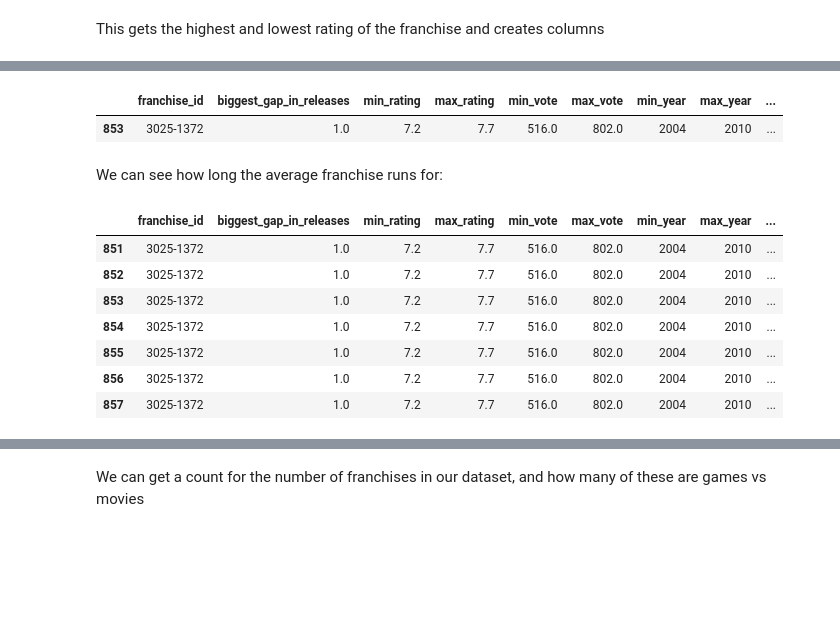
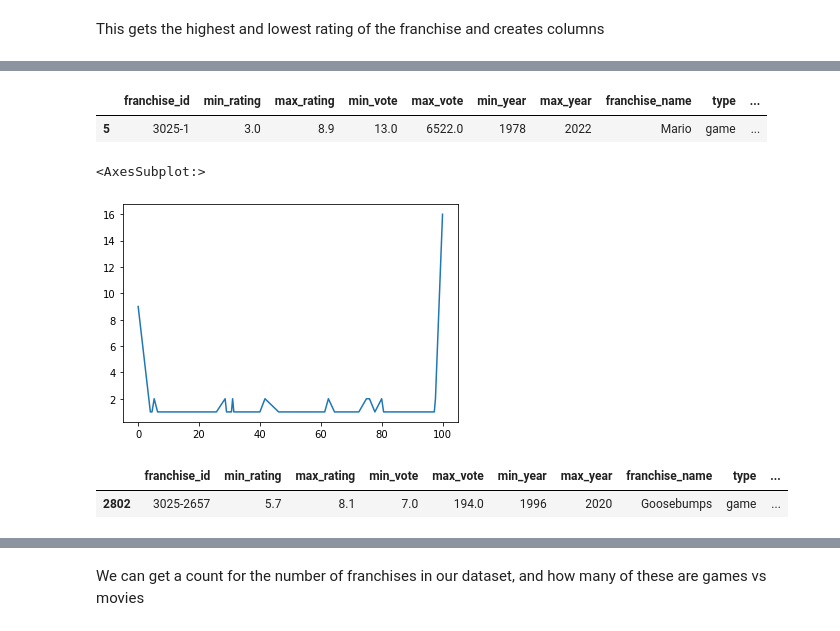
Before and after one commit to adambrennan150/Franchises, a Jupyter notebook: RQ1.ipynb, the cells around one changed output, grey strips where cells are left out. Saved outputs shown, nothing was run; the diff lists cells and outputs as text; code cells hidden in the pictures; blank space fills up the shorter version.

```diff
--- a/RQ1.ipynb
+++ b/RQ1.ipynb
@@ -41,4 +32,0 @@ Find the biggest gap in releases for each franchise
-# %%
-df = df.groupby('franchise_id').agg(biggest_gap_in_releases=('year_diff', 'max')) \
-       .reset_index() \
-       .merge(df, on='franchise_id', how='left')
@@ -45,18 +42,15 @@ df = df.groupby('franchise_id').agg(biggest_gap_in_releases=('year_diff', 'max')
+# %%
+df[df["max_vote"] == df["votes_average"]][df["franchise_name"]  == "Mario"]
+# %% [output]
+|  | franchise_id | min_rating | max_rating | min_vote | max_vote | min_year | max_year | franchise_name | type | ... |
+| 5 | 3025-1 | 3.0 | 8.9 | 13.0 | 6522.0 | 1978 | 2022 | Mario | game | ... |
+# %%
+df[df["min_vote"] == df["votes_average"]][df["franchise_count"] >20].position_in_franchise.value_counts().sort_index().plot()
+# %% [output]
+<AxesSubplot:>
+[figure, added]
 # %%
 df.sample()
 # %% [output]
-|  | franchise_id | biggest_gap_in_releases | min_rating | max_rating | min_vote | max_vote | min_year | max_year | ... |
-| 853 | 3025-1372 | 1.0 | 7.2 | 7.7 | 516.0 | 802.0 | 2004 | 2010 | ... |
+|  | franchise_id | min_rating | max_rating | min_vote | max_vote | min_year | max_year | franchise_name | type | ... |
+| 2802 | 3025-2657 | 5.7 | 8.1 | 7.0 | 194.0 | 1996 | 2020 | Goosebumps | game | ... |
-# %% [markdown]
-We can see how long the average franchise runs for:
-# %%
-df[df['franchise_id']=='3025-1372']
-# %% [output]
-|  | franchise_id | biggest_gap_in_releases | min_rating | max_rating | min_vote | max_vote | min_year | max_year | ... |
-| 851 | 3025-1372 | 1.0 | 7.2 | 7.7 | 516.0 | 802.0 | 2004 | 2010 | ... |
-| 852 | 3025-1372 | 1.0 | 7.2 | 7.7 | 516.0 | 802.0 | 2004 | 2010 | ... |
-| 853 | 3025-1372 | 1.0 | 7.2 | 7.7 | 516.0 | 802.0 | 2004 | 2010 | ... |
-| 854 | 3025-1372 | 1.0 | 7.2 | 7.7 | 516.0 | 802.0 | 2004 | 2010 | ... |
-| 855 | 3025-1372 | 1.0 | 7.2 | 7.7 | 516.0 | 802.0 | 2004 | 2010 | ... |
-| 856 | 3025-1372 | 1.0 | 7.2 | 7.7 | 516.0 | 802.0 | 2004 | 2010 | ... |
-| 857 | 3025-1372 | 1.0 | 7.2 | 7.7 | 516.0 | 802.0 | 2004 | 2010 | ... |
```
Also changed, not shown: parts of 129 cells of this notebook.
